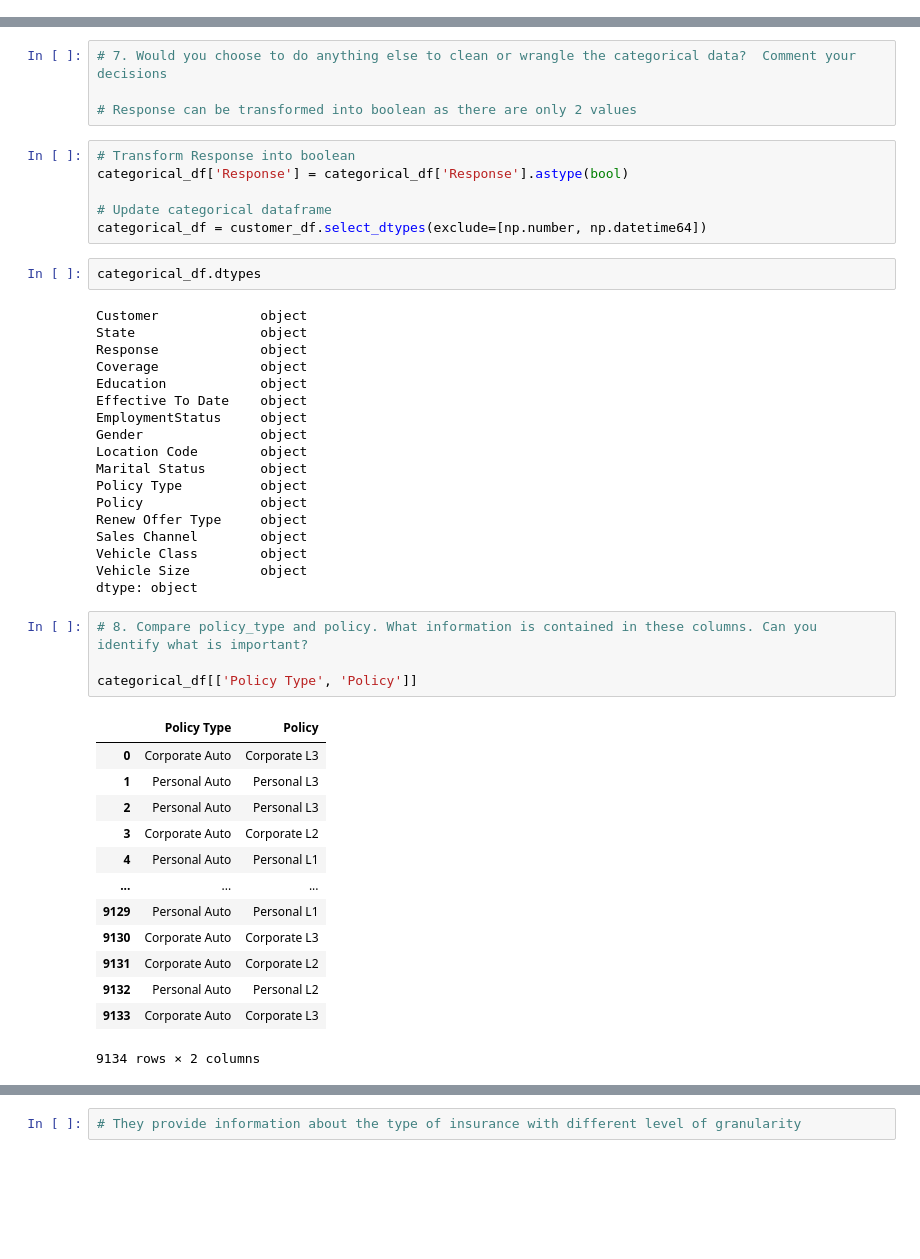
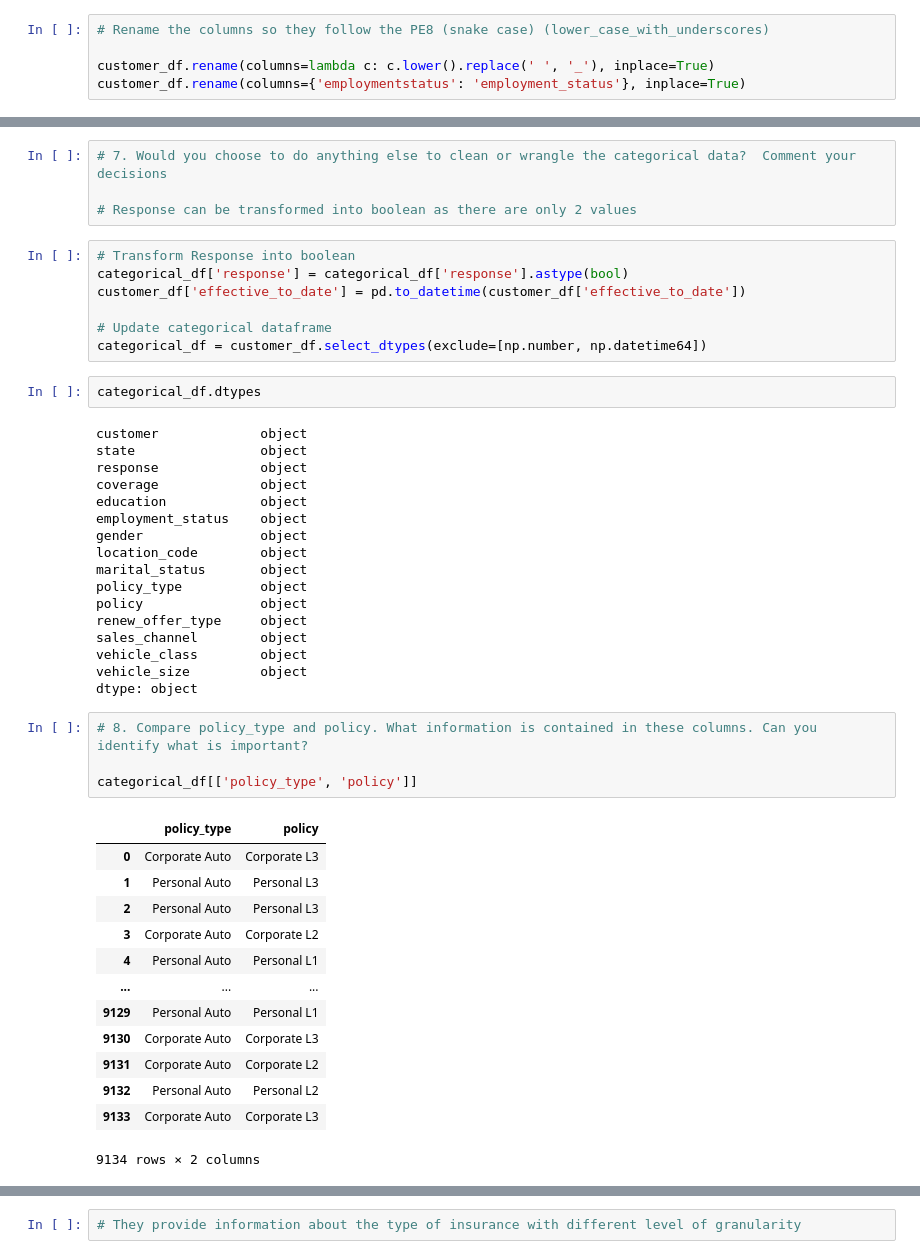
Before and after one commit to fabio1623/lab-cleaning-categorical-data, a Jupyter notebook: solution.ipynb, the cells around one changed output, grey strips where cells are left out. Saved outputs shown, nothing was run; the diff lists cells and outputs as text; blank space fills up the shorter version.

```diff
--- a/solution.ipynb
+++ b/solution.ipynb
@@ -18,6 +19,11 @@ customer_df.head()
 | 3 | WW63253 | California | 7645.861827 | No | Basic | Bachelor | 1/20/11 | ... |
 | 4 | HB64268 | Washington | 2813.692575 | No | Basic | Bachelor | 2/3/11 | ... |
 5 rows × 24 columns
+# %%
+# Rename the columns so they follow the PE8 (snake case) (lower_case_with_underscores)
+
+customer_df.rename(columns=lambda c: c.lower().replace(' ', '_'), inplace=True)
+customer_df.rename(columns={'employmentstatus': 'employment_status'}, inplace=True)
 # %%
 # 2. Find all of the categorical data. Save it in a categorical_df variable
 
@@ -117,36 +123,36 @@ categorical_df.drop(columns='Customer', axis=1, inplace=True)
 # Response can be transformed into boolean as there are only 2 values
 # %%
 # Transform Response into boolean
-categorical_df['Response'] = categorical_df['Response'].astype(bool)
+categorical_df['response'] = categorical_df['response'].astype(bool)
+customer_df['effective_to_date'] = pd.to_datetime(customer_df['effective_to_date'])
 
 # Update categorical dataframe
 categorical_df = customer_df.select_dtypes(exclude=[np.number, np.datetime64])
 # %%
 categorical_df.dtypes
 # %% [output]
-Customer             object
-State                object
-Response             object
-Coverage             object
-Education            object
-Effective To Date    object
-EmploymentStatus     object
-Gender               object
-Location Code        object
-Marital Status       object
-Policy Type          object
-Policy               object
-Renew Offer Type     object
-Sales Channel        object
-Vehicle Class        object
-Vehicle Size         object
+customer             object
+state                object
+response             object
+coverage             object
+education            object
+employment_status    object
+gender               object
+location_code        object
+marital_status       object
+policy_type          object
+policy               object
+renew_offer_type     object
+sales_channel        object
+vehicle_class        object
+vehicle_size         object
 dtype: object
 # %%
 # 8. Compare policy_type and policy. What information is contained in these columns. Can you identify what is important?
 
-categorical_df[['Policy Type', 'Policy']]
+categorical_df[['policy_type', 'policy']]
 # %% [output]
-|  | Policy Type | Policy |
+|  | policy_type | policy |
 | 0 | Corporate Auto | Corporate L3 |
 | 1 | Personal Auto | Personal L3 |
 | 2 | Personal Auto | Personal L3 |
```
Also changed, not shown: parts of 22 cells of this notebook.
